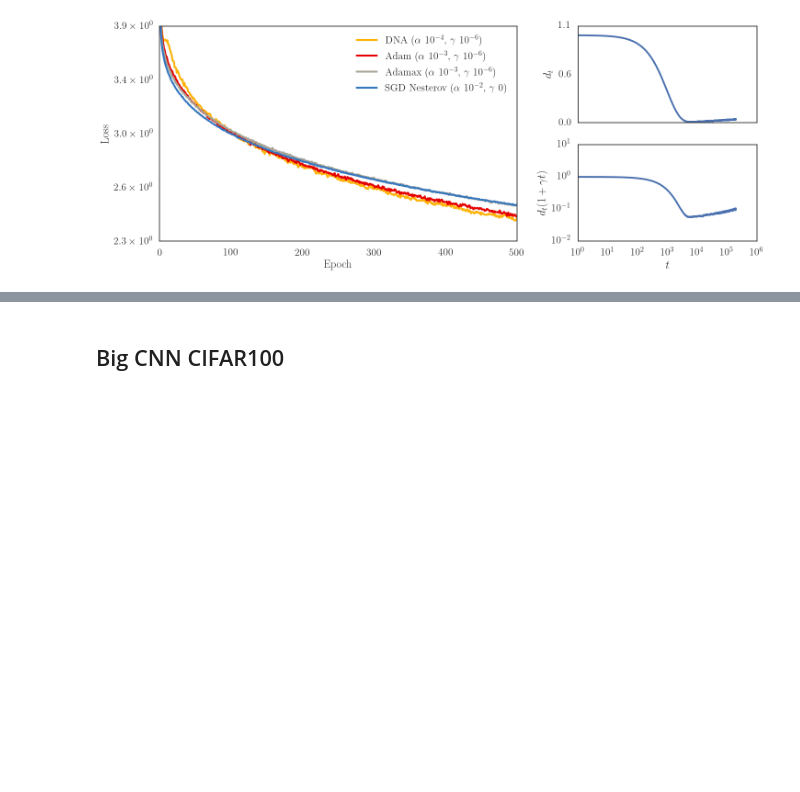
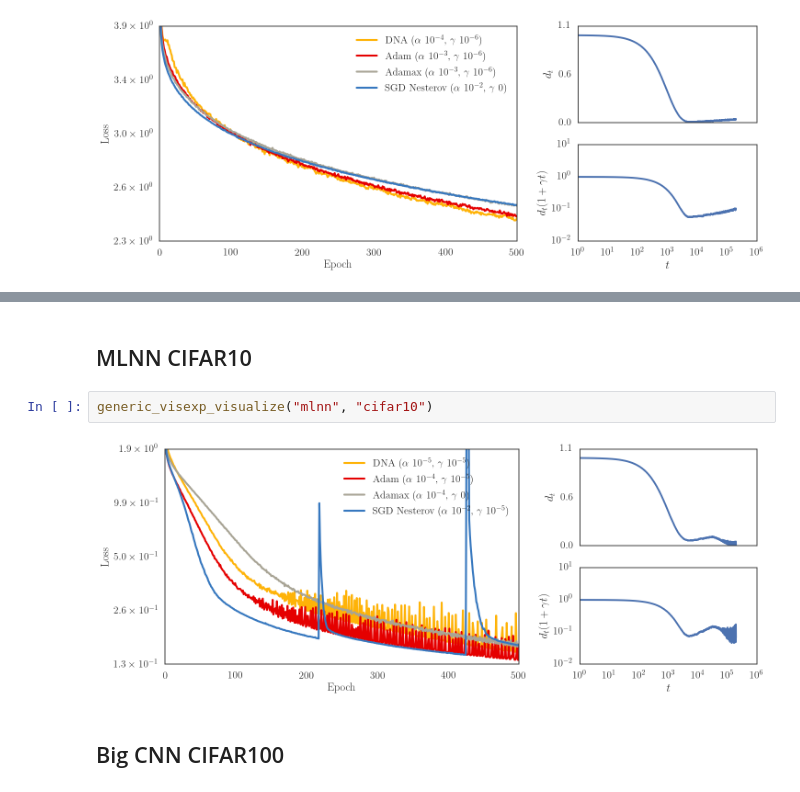
Before and after one commit to jayanthkoushik/sgd-feedback, a Jupyter notebook: src/compare_opts.ipynb, the cells around one changed output, grey strips where cells are left out. Cells and saved outputs as stored; diff of their text form; blank space fills up the shorter version.

```diff
--- a/src/compare_opts.ipynb
+++ b/src/compare_opts.ipynb
@@ -188,3 +198,9 @@ generic_visexp_visualize("logistic", "cifar100")
+# %% [markdown]
+## MLNN CIFAR10
+# %%
+generic_visexp_visualize("mlnn", "cifar10")
+# %% [output]
+[figure, added]
 # %% [markdown]
 ## Big CNN CIFAR100
 # %%
```
Also changed, not shown: parts of 5 cells of this notebook, 13 other files.
